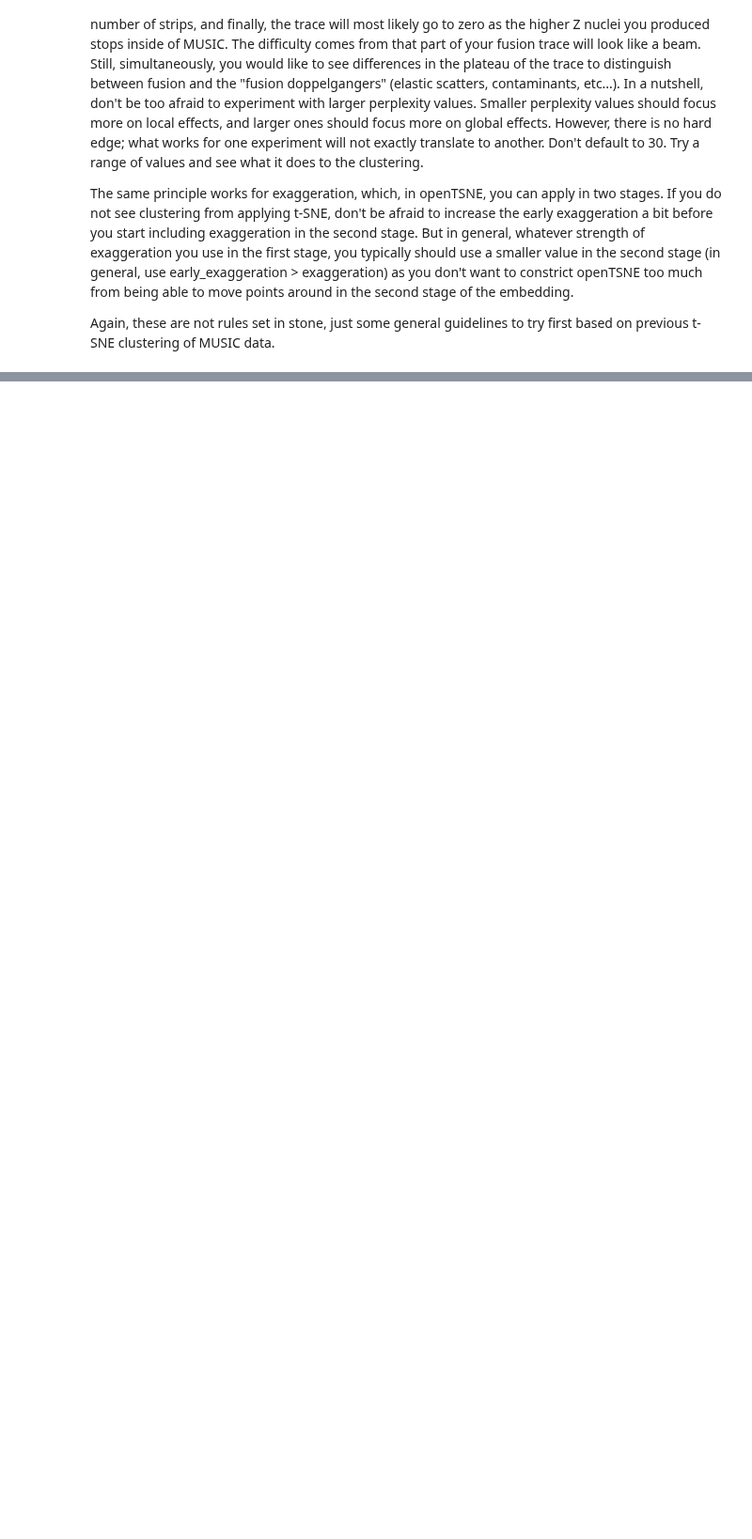
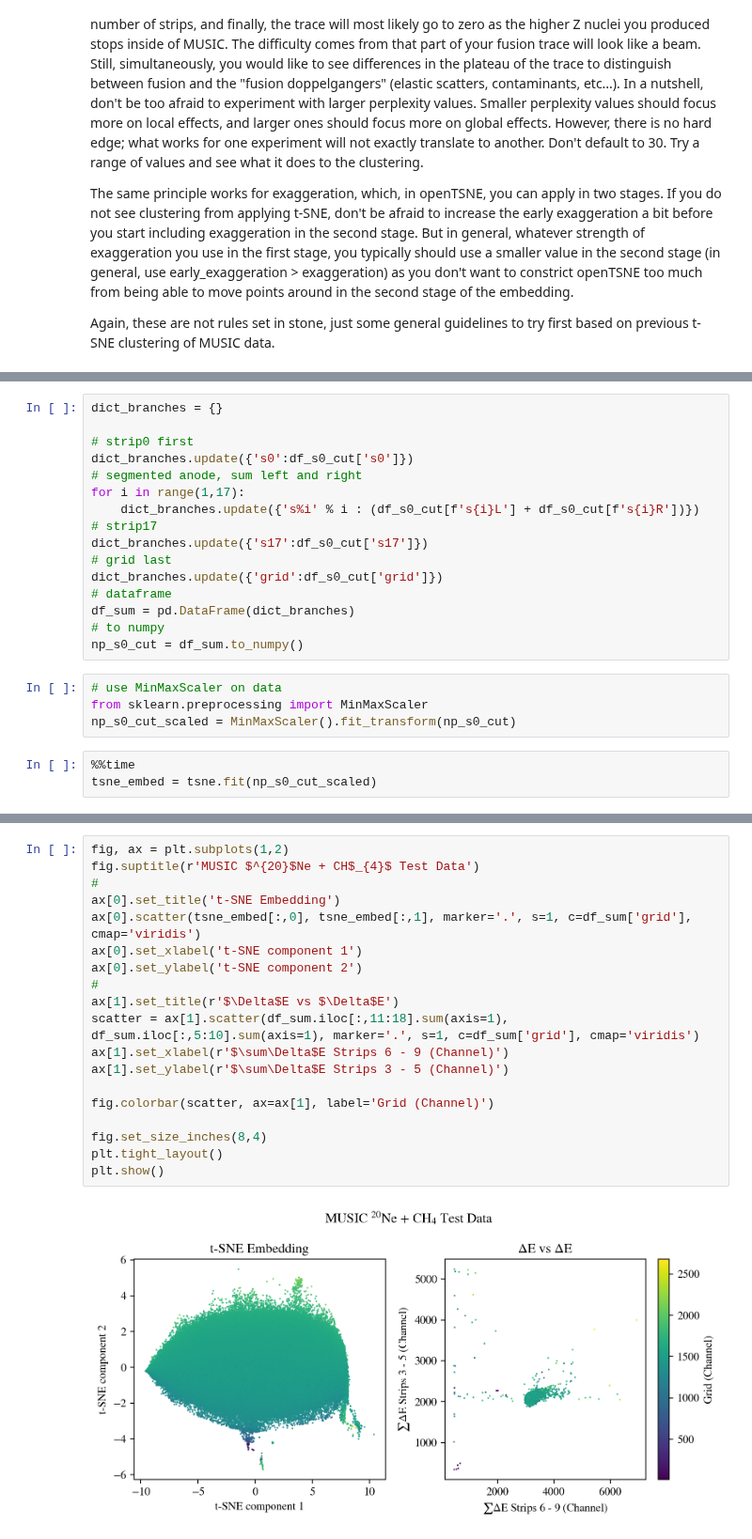
Before and after one commit to dneto1729/MUSIC_with_python, a Jupyter notebook: tutorials/6 - Manifold Clustering with tSNE.ipynb, the cells around one changed output, grey strips where cells are left out. Shown at 94% size. Drawn from its saved outputs; the diff is of its cells as text; blank space fills up the shorter version.

```diff
--- a/tutorials/6 - Manifold Clustering with tSNE.ipynb
+++ b/tutorials/6 - Manifold Clustering with tSNE.ipynb
@@ -221,0 +344,23 @@ Again, these are not rules set in stone, just some general guidelines to try fir
+# %%
+dict_branches = {}
+
+# strip0 first
+dict_branches.update({'s0':df_s0_cut['s0']})
+# segmented anode, sum left and right
+for i in range(1,17):
+    dict_branches.update({'s%i' % i : (df_s0_cut[f's{i}L'] + df_s0_cut[f's{i}R'])})
+# strip17
+dict_branches.update({'s17':df_s0_cut['s17']})
+# grid last
+dict_branches.update({'grid':df_s0_cut['grid']})
+# dataframe
+df_sum = pd.DataFrame(dict_branches)
+# to numpy
+np_s0_cut = df_sum.to_numpy()
+# %%
+# use MinMaxScaler on data
+from sklearn.preprocessing import MinMaxScaler
+np_s0_cut_scaled = MinMaxScaler().fit_transform(np_s0_cut)
+# %%
+%%time
+tsne_embed = tsne.fit(np_s0_cut_scaled)
@@ -221,0 +385,21 @@ Again, these are not rules set in stone, just some general guidelines to try fir
+# %%
+fig, ax = plt.subplots(1,2)
+fig.suptitle(r'MUSIC $^{20}$Ne + CH$_{4}$ Test Data')
+#
+ax[0].set_title('t-SNE Embedding')
+ax[0].scatter(tsne_embed[:,0], tsne_embed[:,1], marker='.', s=1, c=df_sum['grid'], cmap='viridis')
+ax[0].set_xlabel('t-SNE component 1')
+ax[0].set_ylabel('t-SNE component 2')
+#
+ax[1].set_title(r'$\Delta$E vs $\Delta$E')
+scatter = ax[1].scatter(df_sum.iloc[:,11:18].sum(axis=1), df_sum.iloc[:,5:10].sum(axis=1), marker='.', s=1, c=df_sum['grid'], cmap='viridis')
+ax[1].set_xlabel(r'$\sum\Delta$E Strips 6 - 9 (Channel)')
+ax[1].set_ylabel(r'$\sum\Delta$E Strips 3 - 5 (Channel)')
+
+fig.colorbar(scatter, ax=ax[1], label='Grid (Channel)')
+
+fig.set_size_inches(8,4)
+plt.tight_layout()
+plt.show()
+# %% [output]
+[figure, added]
```
Also changed, not shown: parts of 22 cells of this notebook.
